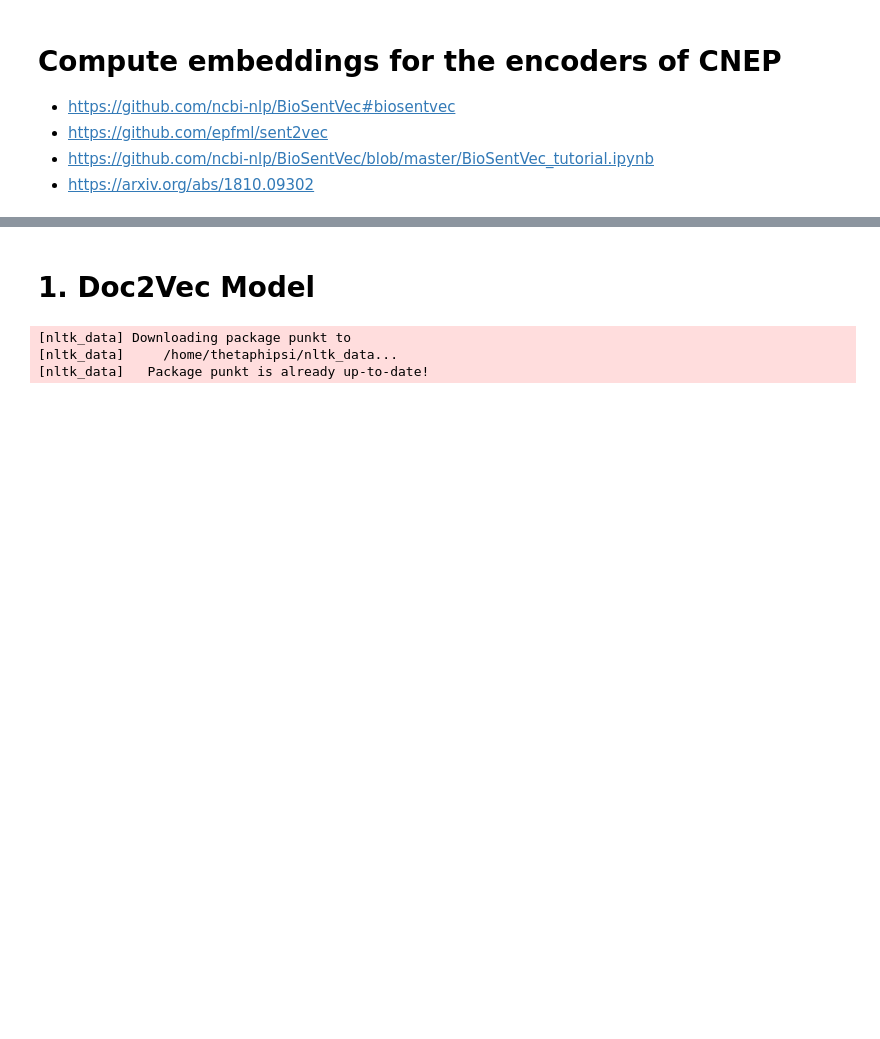
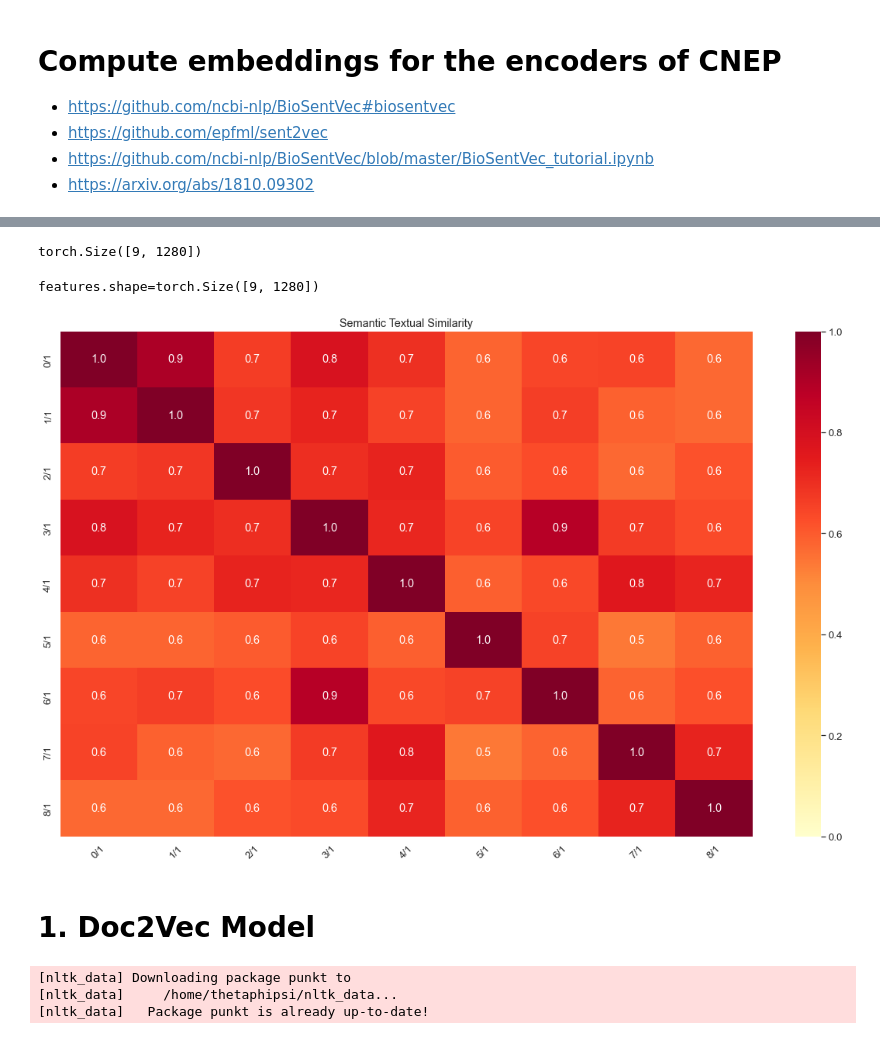
Before and after one commit to jplasser/CNEP, a Jupyter notebook: src/notebooks/mimic_data_compute_embeddings_3.ipynb, the cells around one changed output, grey strips where cells are left out. Drawn from its saved outputs; the diff is of its cells as text; code cells hidden in the pictures; blank space fills up the shorter version.

Commit message:
added a different transformer embedding pickup method

```diff
--- a/src/notebooks/mimic_data_compute_embeddings_3.ipynb
+++ b/src/notebooks/mimic_data_compute_embeddings_3.ipynb
@@ -43,0 +112,5 @@ def preprocess_sentence_leave_dot(text):
+# %%
+embeds = []
+for d in embs_valid:
+    print(np.array(d['embedding']).shape)
+    embeds.append(d['embedding'])
@@ -43,0 +127,4 @@ def preprocess_sentence_leave_dot(text):
+# %%
+embeds = torch.nn.functional.normalize(torch.Tensor(embeds))
+heatmap = embeds @ embeds.T
+heatmap
@@ -44,3 +141,34 @@ def preprocess_sentence_leave_dot(text):
+# %%
+embeds.shape
+# %% [output]
+torch.Size([9, 1280])
+# %%
+import seaborn as sns
+import numpy as np
+import torch
+
+def plot_similarity(labels, features, rotation, print_labels=True):
+    print(f"{features.shape=}")
+    # corr = np.inner(features, features)
+    corr = features @ features.T
+    #print(corr)
+    labels = [m[:25] + '/' + str(len(m)) for m in labels]
+    sns.set(rc = {'figure.figsize':(20,12)})
+    sns.set(font_scale=1.2)
+    g = sns.heatmap(corr,
+                      xticklabels=labels,
+                      yticklabels=labels,
+                      vmin=0,
+                      vmax=1,
+                      annot=print_labels, fmt='.1f',
+                      cmap="YlOrRd")
+    g.set_xticklabels(labels, rotation=rotation)
+    g.set_title("Semantic Textual Similarity")
+
+plot_similarity([f'{n}' for n in range(len(ds))], embeds, 45)
+# %% [output]
+features.shape=torch.Size([9, 1280])
+[figure, added]
 # %% [markdown]
 # 1. Doc2Vec Model
 # %%
```
Also changed, not shown: parts of 6 cells of this notebook.
